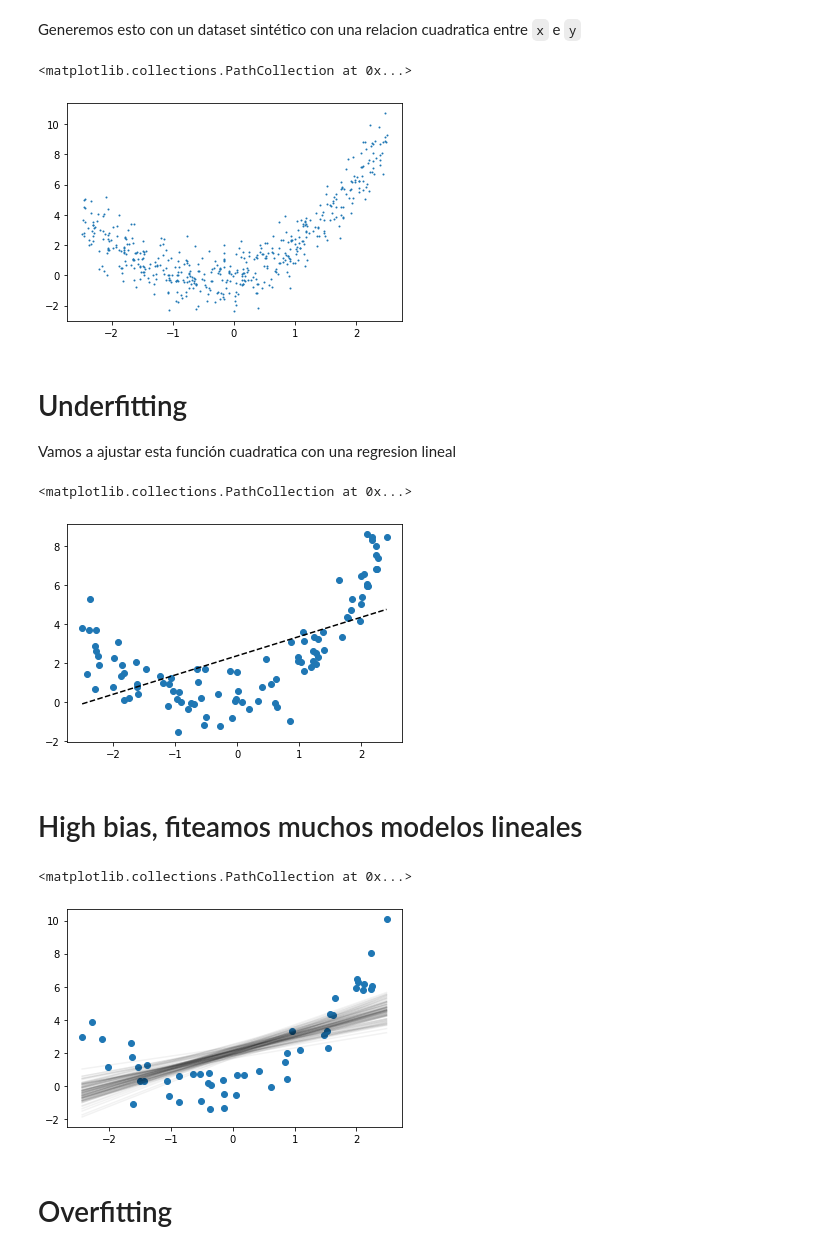
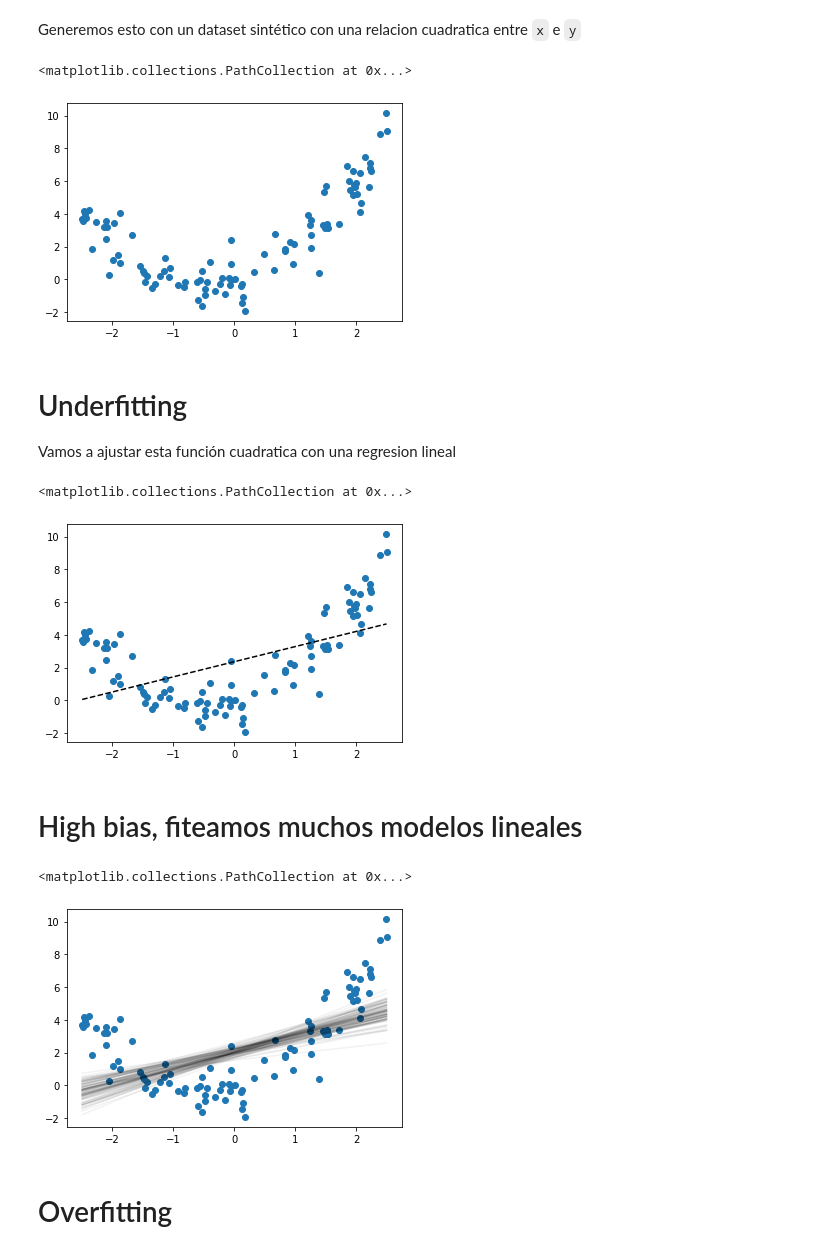
Before and after one commit to elsonidoq/machine_learning_practico, a Jupyter notebook: notebooks/practico-2/bias-variance-underfitting-overfitting.ipynb, the cells around one changed output. Saved outputs shown, nothing was run; the diff lists cells and outputs as text; code cells hidden in the pictures.

```diff
--- a/notebooks/practico-2/bias-variance-underfitting-overfitting.ipynb
+++ b/notebooks/practico-2/bias-variance-underfitting-overfitting.ipynb
@@ -15,11 +15,11 @@ def sample_data(size=100, x_matrix=False):
 # %%
 import matplotlib.pyplot as plt
 
-x, y = sample_data(size=500)
-plt.scatter(x, y, s=1)
+X, y = sample_data(size=100, x_matrix=True)
+plt.scatter(X, y)
 # %% [output]
 <matplotlib.collections.PathCollection at 0x...>
-[figure, old version]
+[figure, new version]
 # %% [markdown]
 # Underfitting
 
@@ -27,16 +27,15 @@ Vamos a ajustar esta función cuadratica con una regresion lineal
 # %%
 from sklearn.linear_model import LinearRegression
 
-X_train, y_train = sample_data(100, x_matrix=True)
-lr = LinearRegression().fit(X_train, y_train)
+lr = LinearRegression().fit(X, y)
 
-m, M = X_train.min(), X_train.max()
+m, M = X.min(), X.max()
 
 plt.plot([m, M], lr.predict([[m], [M]]), '--k')
-plt.scatter(X_train, y_train)
+plt.scatter(X, y)
 # %% [output]
 <matplotlib.collections.PathCollection at 0x...>
-[figure, old version]
+[figure, new version]
 # %% [markdown]
 # High bias, fiteamos muchos modelos lineales
 # %%
@@ -57,7 +56,7 @@ plt.plot(X, ys.T, color='k', alpha=0.05);
 plt.scatter(X, y)
 # %% [output]
 <matplotlib.collections.PathCollection at 0x...>
-[figure, old version]
+[figure, new version]
 # %% [markdown]
 # Overfitting
 # %%
```
Also changed, not shown: parts of 7 cells of this notebook.
